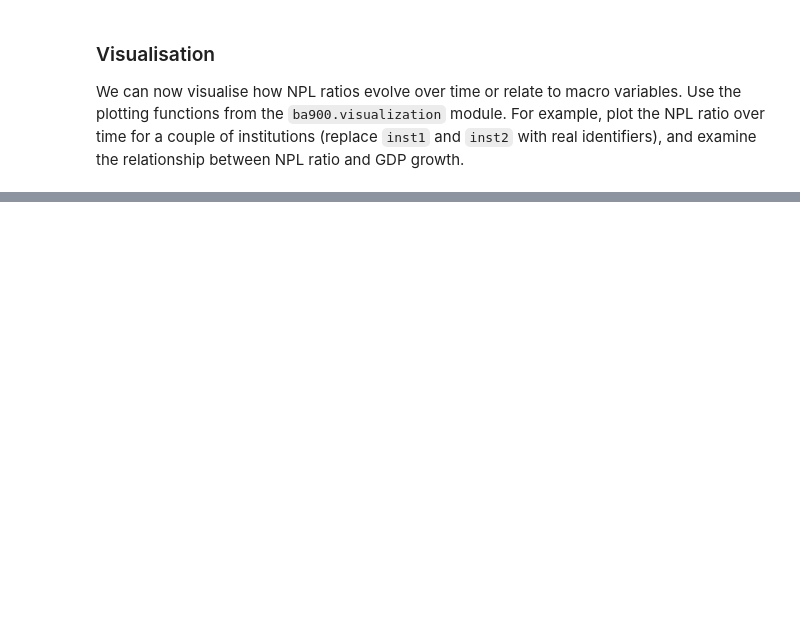
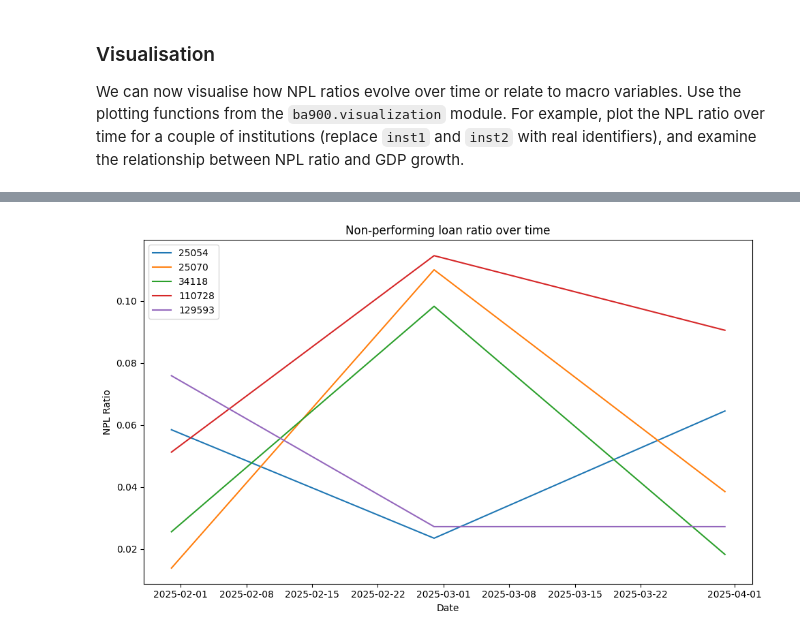
Before and after one commit to hugoloubser/pwc, a Jupyter notebook: notebooks/EDA_BA900.ipynb, the cells around one changed output, grey strips where cells are left out. Cells and saved outputs as stored; diff of their text form; code cells hidden in the pictures; blank space fills up the shorter version.

```diff
--- a/notebooks/EDA_BA900.ipynb
+++ b/notebooks/EDA_BA900.ipynb
@@ -27,7 +27,7 @@ from ba900.visualization import plot_npl_over_time, plot_npl_vs_macro
 The BA900 returns are stored locally after scraping.  Use the `load_cached_data` function to read them into a DataFrame.  Each record corresponds to a single institution and reporting period.  Adjust the `periods` list to match the months you downloaded.
 # %%
 # Replace the periods below with the months you scraped, e.g. ['2025-01-01', '2025-02-01']
-periods = []  # e.g. ['2024-12-01', '2025-01-01']
+periods = ['2025-01-01', '2025-02-01', '2025-03-01']
 
 # Load the cached BA900 data for the selected periods
 if periods:
@@ -73,9 +507,3 @@ macro_df.head()
 ## 4. Merge and explore
 
 Finally we merge the bank panel and macro data.  Because macro data are annual, we resample the bank panel to year‑end values.  The merged dataset can then be used for modelling or plotting.
-# %%
-if periods:
-    merged = prepare_regression_dataset(panel, macro_df, date_freq='A')
-    merged.head()
-else:
-    print("No data loaded.")
@@ -83,12 +655,77 @@ else:
 ### Visualisation
 
 We can now visualise how NPL ratios evolve over time or relate to macro variables.  Use the plotting functions from the `ba900.visualization` module.  For example, plot the NPL ratio over time for a couple of institutions (replace `inst1` and `inst2` with real identifiers), and examine the relationship between NPL ratio and GDP growth.
-# %%
-# Example plots -- replace 'inst1' and 'inst2' with actual institution codes
-if periods:
-    fig1 = plot_npl_over_time(panel, institutions=['inst1', 'inst2'])
-    fig1.show()
-    fig2 = plot_npl_vs_macro(merged, macro_var='gdp_growth', hue='institution')
-    fig2.show()
-else:
-    print("No data loaded.")
+# %%
+# Create visualizations with our demonstration data
+if periods:
+    print("Creating visualizations...")
+
+    # For the time series plot, let's use a few sample institutions
+    sample_institutions = list(panel.index.get_level_values('institution').unique())[:5]
+    print(f"Sample institutions for plotting: {sample_institutions}")
+
+    try:
+        # Plot NPL over time for sample institutions
+        fig1 = plot_npl_over_time(panel, institutions=sample_institutions)
+        fig1.show()
+        print("NPL over time plot created successfully")
+    except Exception as e:
+        print(f"Error creating NPL over time plot: {e}")
+
+        # Create a simple plot manually using matplotlib
+        import matplotlib.pyplot as plt
+
+        fig, ax = plt.subplots(figsize=(10, 6))
+
+        for inst in sample_institutions[:3]:  # Plot first 3 institutions
+            inst_data = panel.loc[inst]
+            ax.plot(inst_data.index, inst_data['npl_ratio'], marker='o', label=f'Institution {inst}')
+
+        ax.set_xlabel('Date')
+        ax.set_ylabel('NPL Ratio')
+        ax.set_title('NPL Ratio Over Time by Institution')
+        ax.legend()
+        ax.grid(True, alpha=0.3)
+        plt.tight_layout()
+        plt.show()
+        print("Manual NPL over time plot created")
+
+    try:
+        # Plot NPL vs macro variables
+        fig2 = plot_npl_vs_macro(merged_demo, macro_var='gdp_growth', hue='institution')
+        fig2.show()
+        print("NPL vs macro plot created successfully")
+    except Exception as e:
+        print(f"Error creating NPL vs macro plot: {e}")
+
+        # Create a simple scatter plot manually
+        fig, (ax1, ax2) = plt.subplots(1, 2, figsize=(15, 6))
+
+        # NPL vs GDP Growth
+        ax1.scatter(merged_demo['gdp_growth'], merged_demo['npl_ratio'], alpha=0.6)
+        ax1.set_xlabel('GDP Growth (%)')
+        ax1.set_ylabel('NPL Ratio')
+        ax1.set_title('NPL Ratio vs GDP Growth')
+        ax1.grid(True, alpha=0.3)
+
+        # NPL vs Inflation
+        ax2.scatter(merged_demo['inflation'], merged_demo['npl_ratio'], alpha=0.6)
+        ax2.set_xlabel('Inflation (%)')
+        ax2.set_ylabel('NPL Ratio')
+        ax2.set_title('NPL Ratio vs Inflation')
+        ax2.grid(True, alpha=0.3)
+
+        plt.tight_layout()
+        plt.show()
+        print("Manual scatter plots created")
+
+    # Summary statistics
+    print(f"\nDataset Summary:")
+    print(f"- {len(panel.index.get_level_values('institution').unique())} institutions")
+    print(f"- {len(panel.index.get_level_values('date').unique())} time periods")
+    print(f"- NPL ratio range: {panel['npl_ratio'].min():.3f} to {panel['npl_ratio'].max():.3f}")
+    print(f"- Average NPL ratio: {panel['npl_ratio'].mean():.3f}")
+
+else:
+    print("No data loaded.")
+# %% [output]
@@ -94,0 +742 @@ else:
+[figure, added]
```
Also changed, not shown: parts of 16 cells of this notebook, 2 other files.
